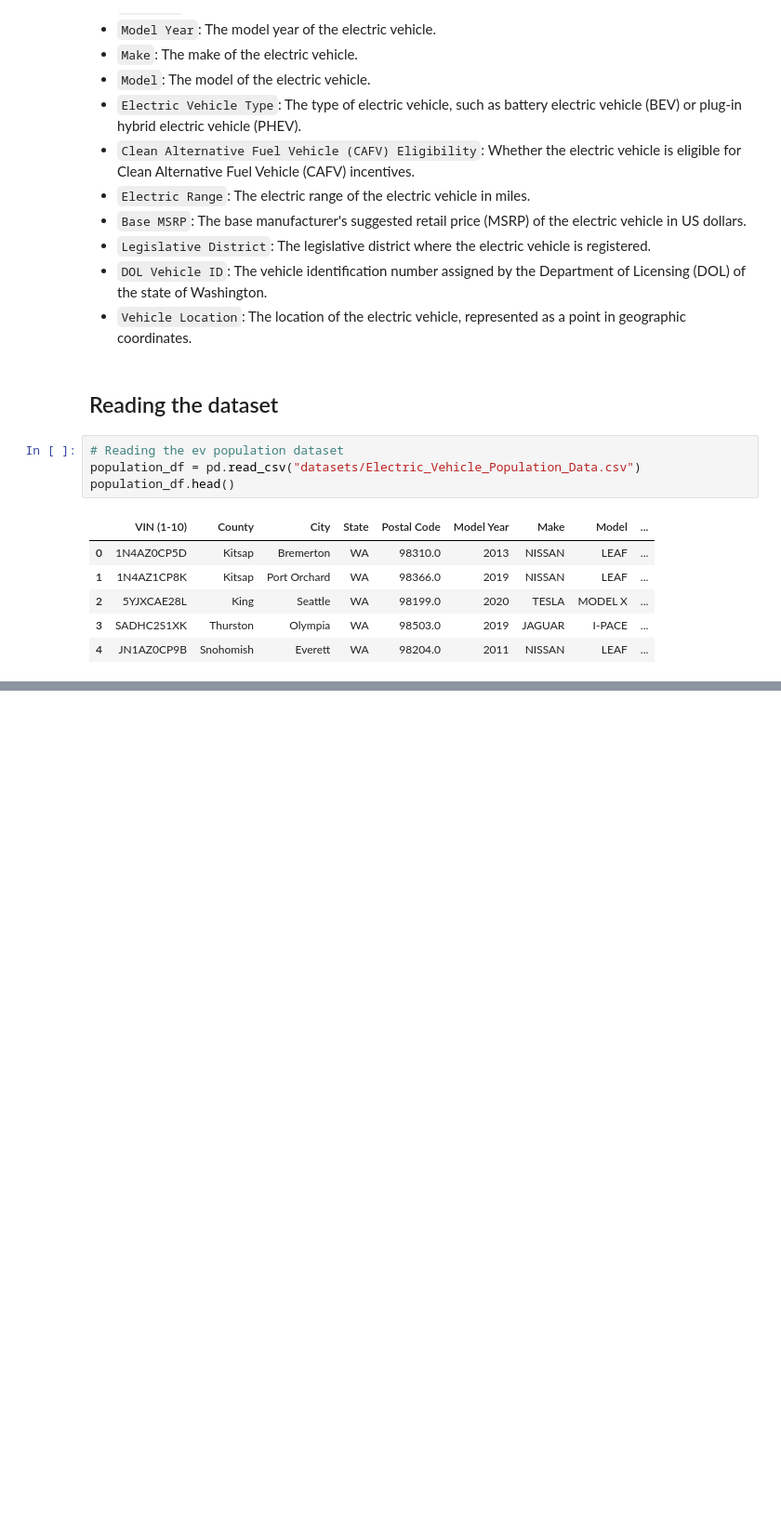
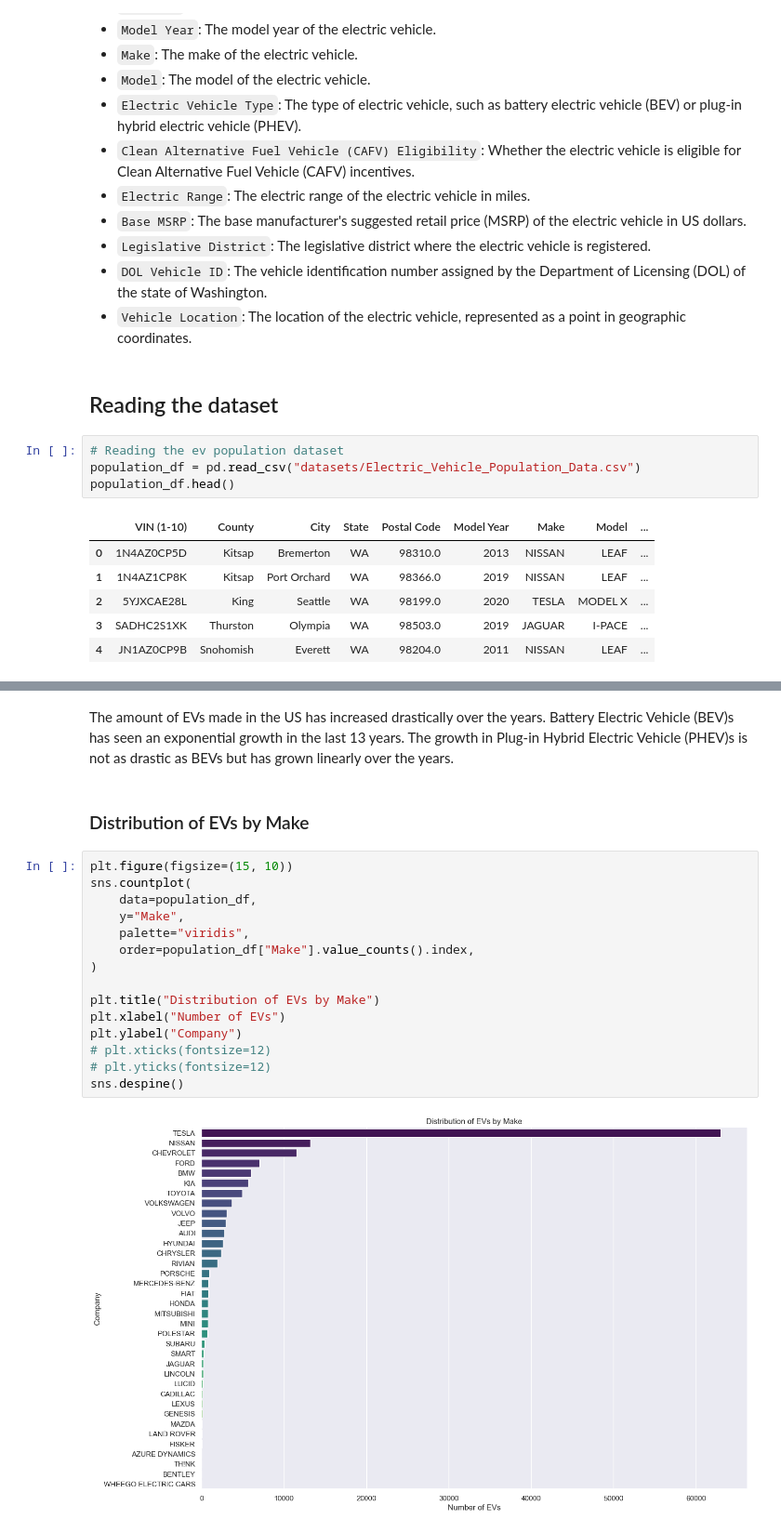
Before and after one commit to KratikMehta/EV-Market-Segmentation-in-India, a Jupyter notebook: Market_Segmentation.ipynb, the cells around one changed output, grey strips where cells are left out. Shown at 93% size. Saved outputs shown, nothing was run; the diff lists cells and outputs as text; blank space fills up the shorter version.

```diff
--- a/Market_Segmentation.ipynb
+++ b/Market_Segmentation.ipynb
@@ -365,0 +454,21 @@ population_df.head()
+# %% [markdown]
+The amount of EVs made in the US has increased drastically over the years. Battery Electric Vehicle (BEV)s has seen an exponential growth in the last 13 years. The growth in Plug-in Hybrid Electric Vehicle (PHEV)s is not as drastic as BEVs but has grown linearly over the years.
+# %% [markdown]
+### Distribution of EVs by Make
+# %%
+plt.figure(figsize=(15, 10))
+sns.countplot(
+    data=population_df,
+    y="Make",
+    palette="viridis",
+    order=population_df["Make"].value_counts().index,
+)
+
+plt.title("Distribution of EVs by Make")
+plt.xlabel("Number of EVs")
+plt.ylabel("Company")
+# plt.xticks(fontsize=12)
+# plt.yticks(fontsize=12)
+sns.despine()
+# %% [output]
+[figure, added]
```
Also changed, not shown: parts of 23 cells of this notebook, 2 other files.
